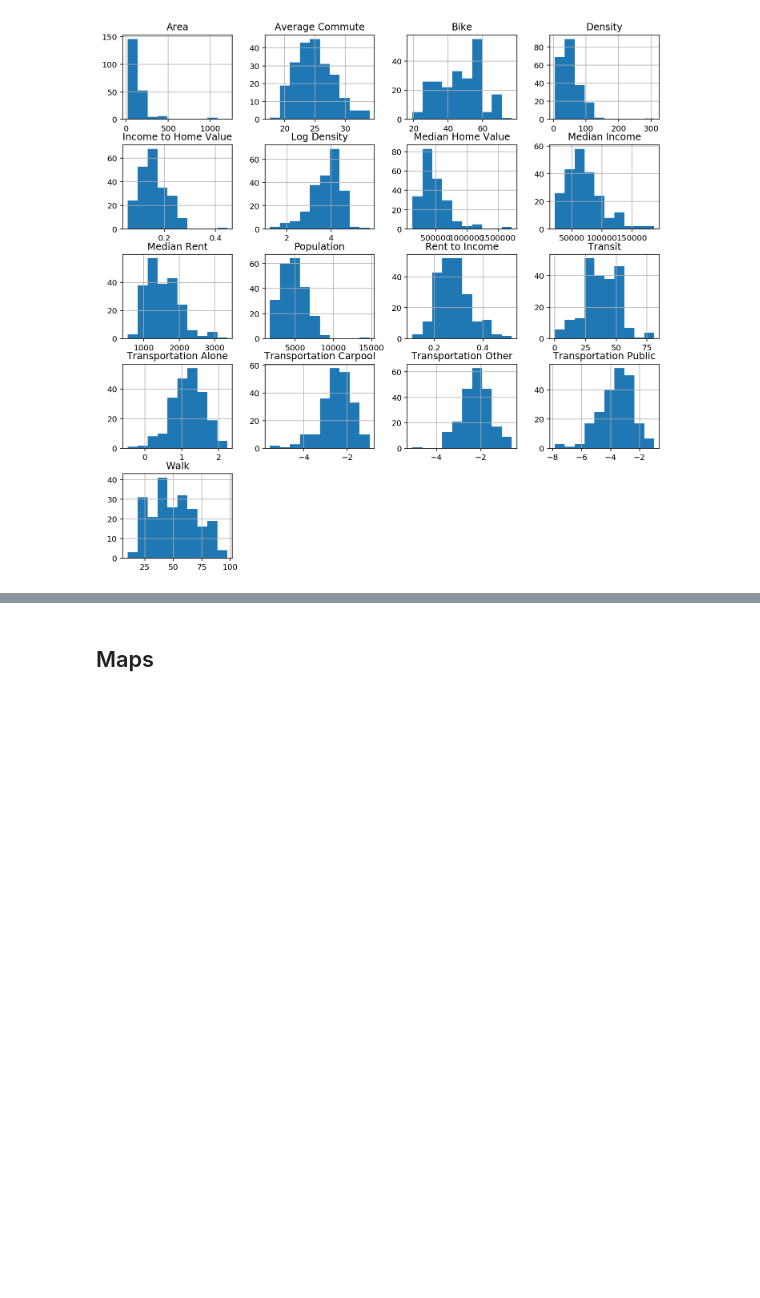
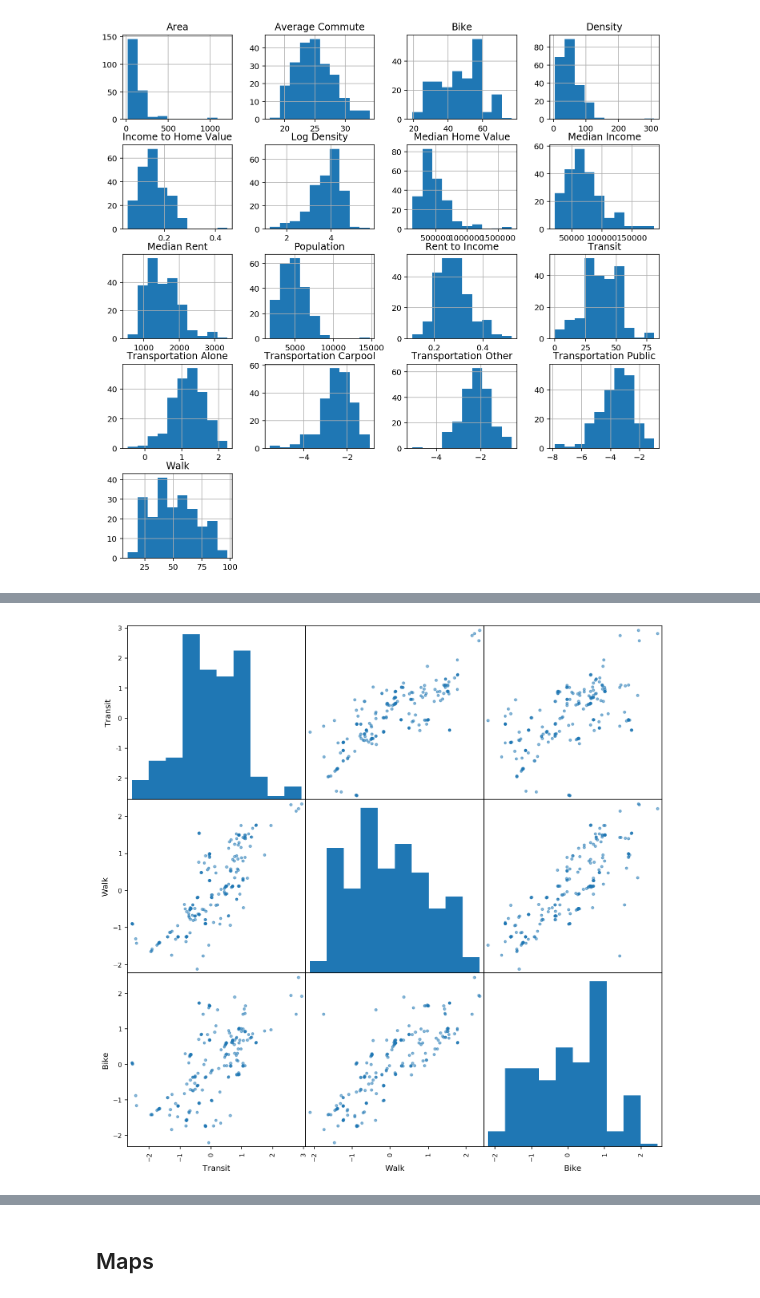
Before and after one commit to Hudsonnc/Pr_084, a Jupyter notebook: Pr_084_HackathonSubmission.ipynb, the cells around one changed output, grey strips where cells are left out. Cells and saved outputs as stored; diff of their text form; code cells hidden in the pictures; blank space fills up the shorter version.

```diff
--- a/Pr_084_HackathonSubmission.ipynb
+++ b/Pr_084_HackathonSubmission.ipynb
@@ -547,0 +556,10 @@ scatter_mat = pd.scatter_matrix(tract_data_all_scaled[
+# %%
+scatter_mat = pd.scatter_matrix(tract_data_all_scaled[
+    [
+        'Transit',
+        'Walk',
+        'Bike'
+    ]
+], figsize=(12, 12))
+# %% [output]
+[figure, added]
```
Also changed, not shown: parts of 58 cells of this notebook.
